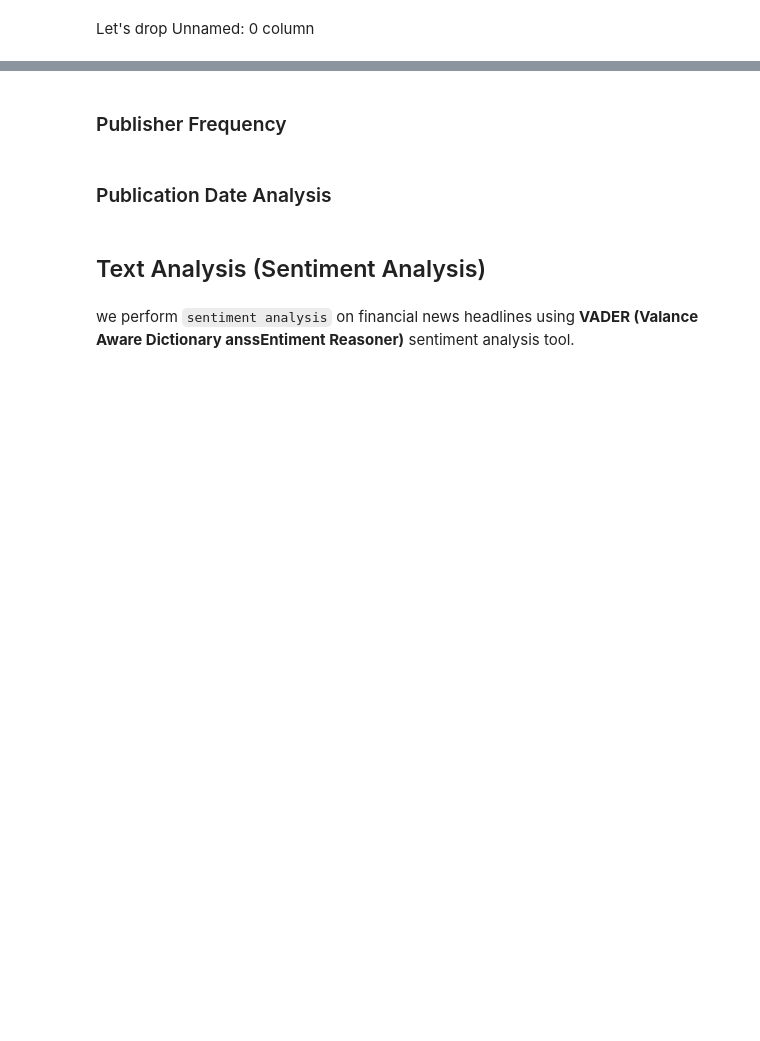
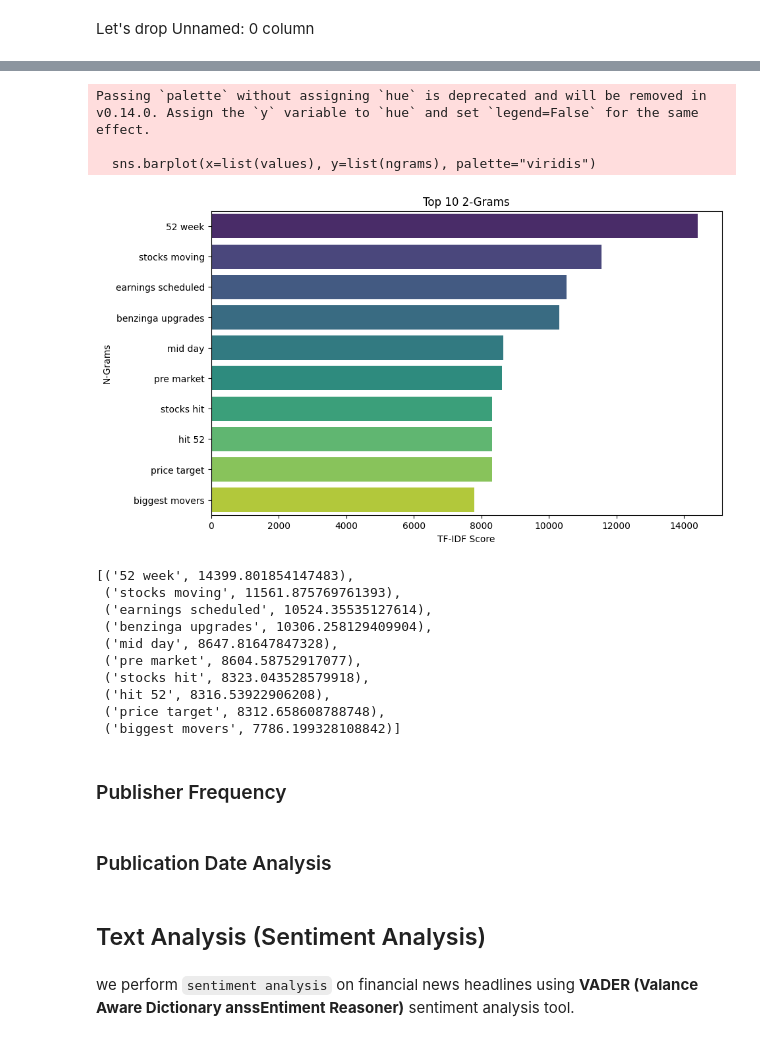
Before and after one commit to Abel-Marie/financial-news-analysis, a Jupyter notebook: notebooks/analysis.ipynb, the cells around one changed output, grey strips where cells are left out. Drawn from its saved outputs; the diff is of its cells as text; code cells hidden in the pictures; blank space fills up the shorter version.

```diff
--- a/notebooks/analysis.ipynb
+++ b/notebooks/analysis.ipynb
@@ -159,0 +233,19 @@ Let's drop Unnamed: 0 column
+# %%
+
+# Analyze Bi-grams
+analyze_ngrams(raw_analyst_ratings, n=2, top_n=10)
+# %% [output]
+Passing `palette` without assigning `hue` is deprecated and will be removed in v0.14.0. Assign the `y` variable to `hue` and set `legend=False` for the same effect.
+
+  sns.barplot(x=list(values), y=list(ngrams), palette="viridis")
+[figure, added]
+[('52 week', 14399.801854147483),
+ ('stocks moving', 11561.875769761393),
+ ('earnings scheduled', 10524.35535127614),
+ ('benzinga upgrades', 10306.258129409904),
+ ('mid day', 8647.81647847328),
+ ('pre market', 8604.58752917077),
+ ('stocks hit', 8323.043528579918),
+ ('hit 52', 8316.53922906208),
+ ('price target', 8312.658608788748),
+ ('biggest movers', 7786.199328108842)]
```
Also changed, not shown: parts of 29 cells of this notebook.
